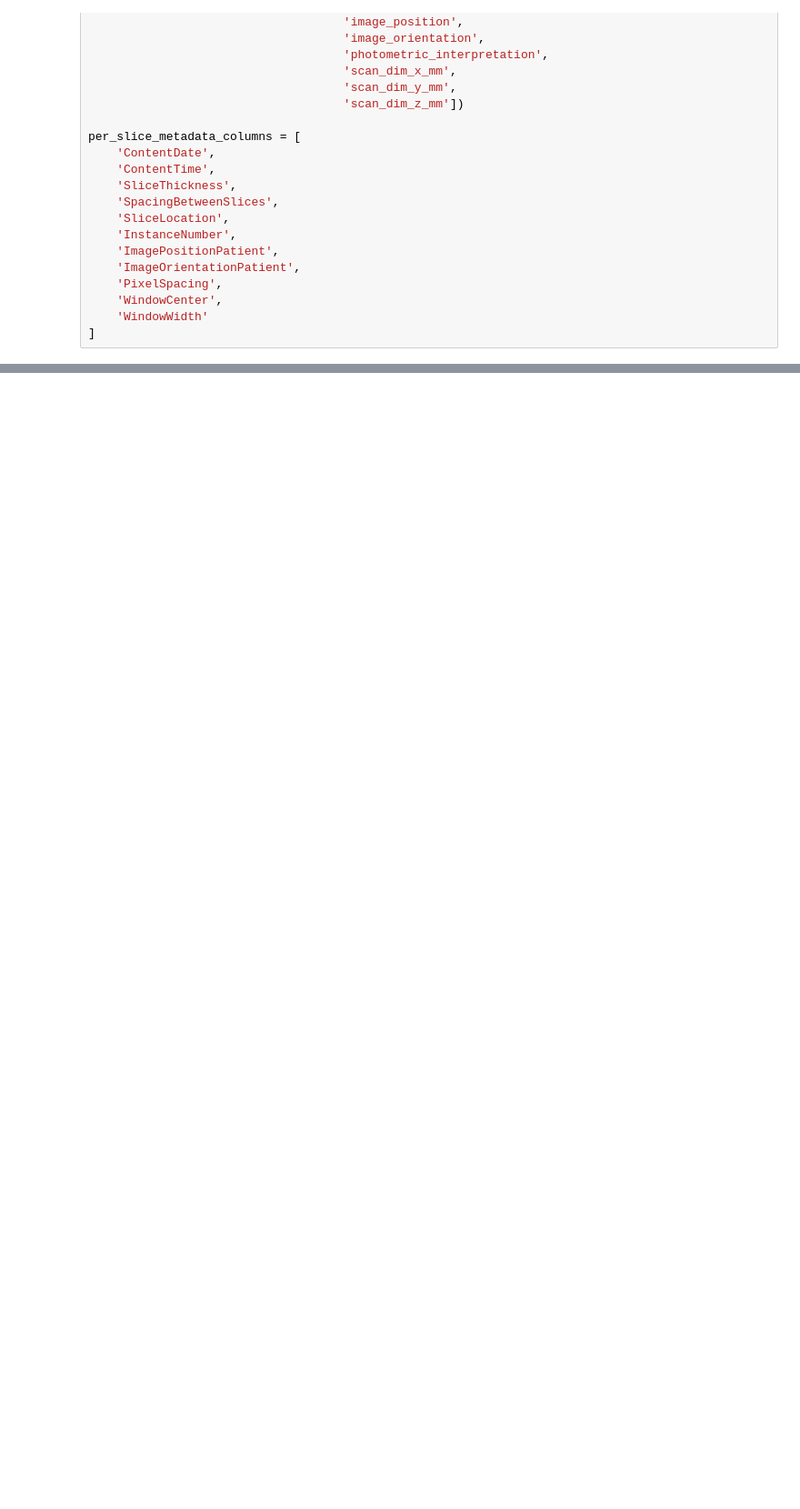
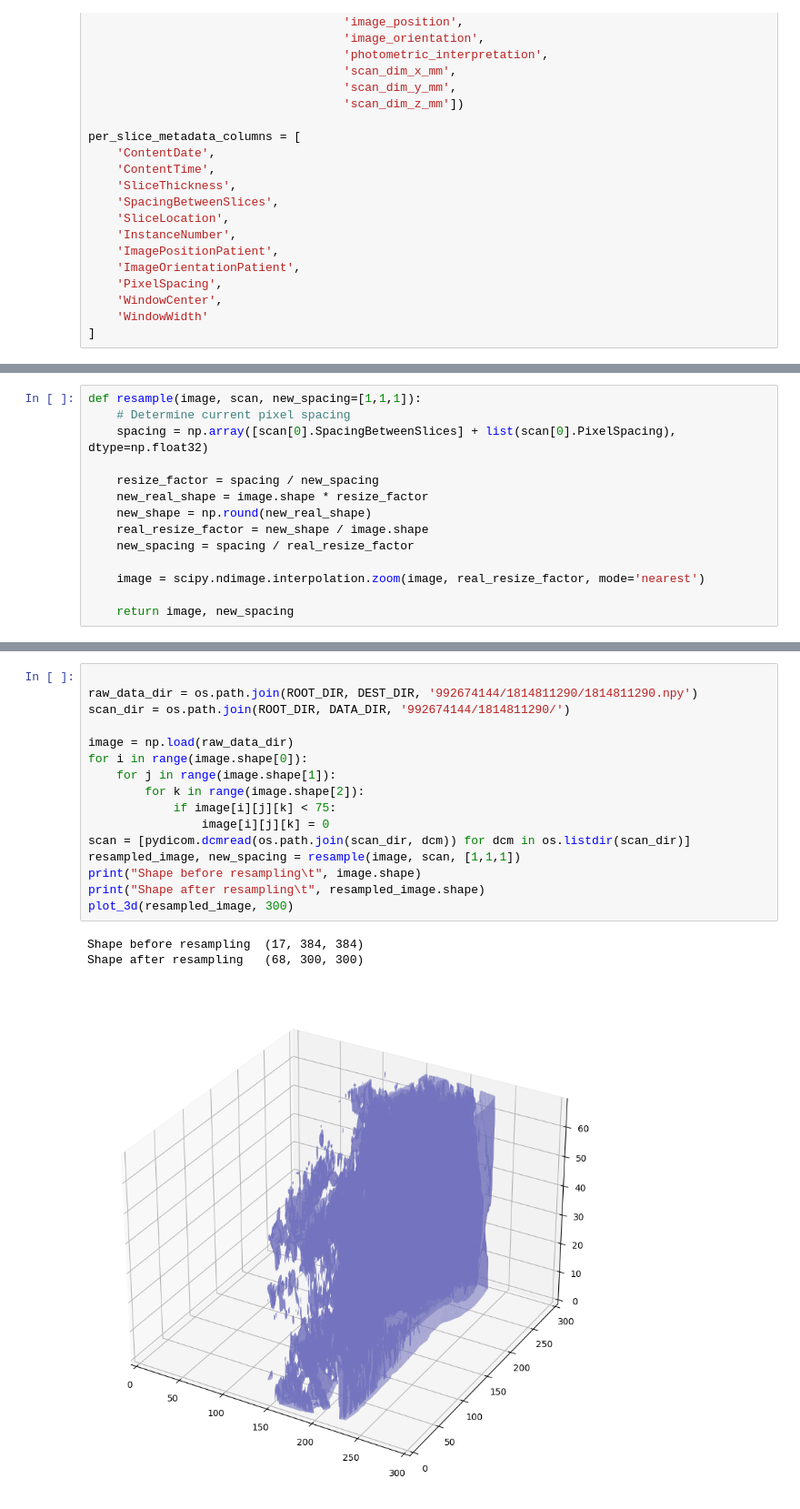
Before and after one commit to hmhornung/Lumbar-Spine-Degenerative-Classification, a Jupyter notebook: preprocessing/extraction.ipynb, the cells around one changed output, grey strips where cells are left out. Shown at 91% size. Saved outputs shown, nothing was run; the diff lists cells and outputs as text; blank space fills up the shorter version.

```diff
--- a/preprocessing/extraction.ipynb
+++ b/preprocessing/extraction.ipynb
@@ -191,0 +357,14 @@ data[2]
+# %%
+def resample(image, scan, new_spacing=[1,1,1]):
+    # Determine current pixel spacing
+    spacing = np.array([scan[0].SpacingBetweenSlices] + list(scan[0].PixelSpacing), dtype=np.float32)
+
+    resize_factor = spacing / new_spacing
+    new_real_shape = image.shape * resize_factor
+    new_shape = np.round(new_real_shape)
+    real_resize_factor = new_shape / image.shape
+    new_spacing = spacing / real_resize_factor
+
+    image = scipy.ndimage.interpolation.zoom(image, real_resize_factor, mode='nearest')
+
+    return image, new_spacing
@@ -191,0 +415,20 @@ data[2]
+# %%
+
+raw_data_dir = os.path.join(ROOT_DIR, DEST_DIR, '992674144/1814811290/1814811290.npy')
+scan_dir = os.path.join(ROOT_DIR, DATA_DIR, '992674144/1814811290/')
+
+image = np.load(raw_data_dir)
+for i in range(image.shape[0]):
+    for j in range(image.shape[1]):
+        for k in range(image.shape[2]):
+            if image[i][j][k] < 75:
+                image[i][j][k] = 0
+scan = [pydicom.dcmread(os.path.join(scan_dir, dcm)) for dcm in os.listdir(scan_dir)]
+resampled_image, new_spacing = resample(image, scan, [1,1,1])
+print("Shape before resampling\t", image.shape)
+print("Shape after resampling\t", resampled_image.shape)
+plot_3d(resampled_image, 300)
+# %% [output]
+Shape before resampling  (17, 384, 384)
+Shape after resampling   (68, 300, 300)
+[figure, added]
```
Also changed, not shown: parts of 14 cells of this notebook, 5 other files.
